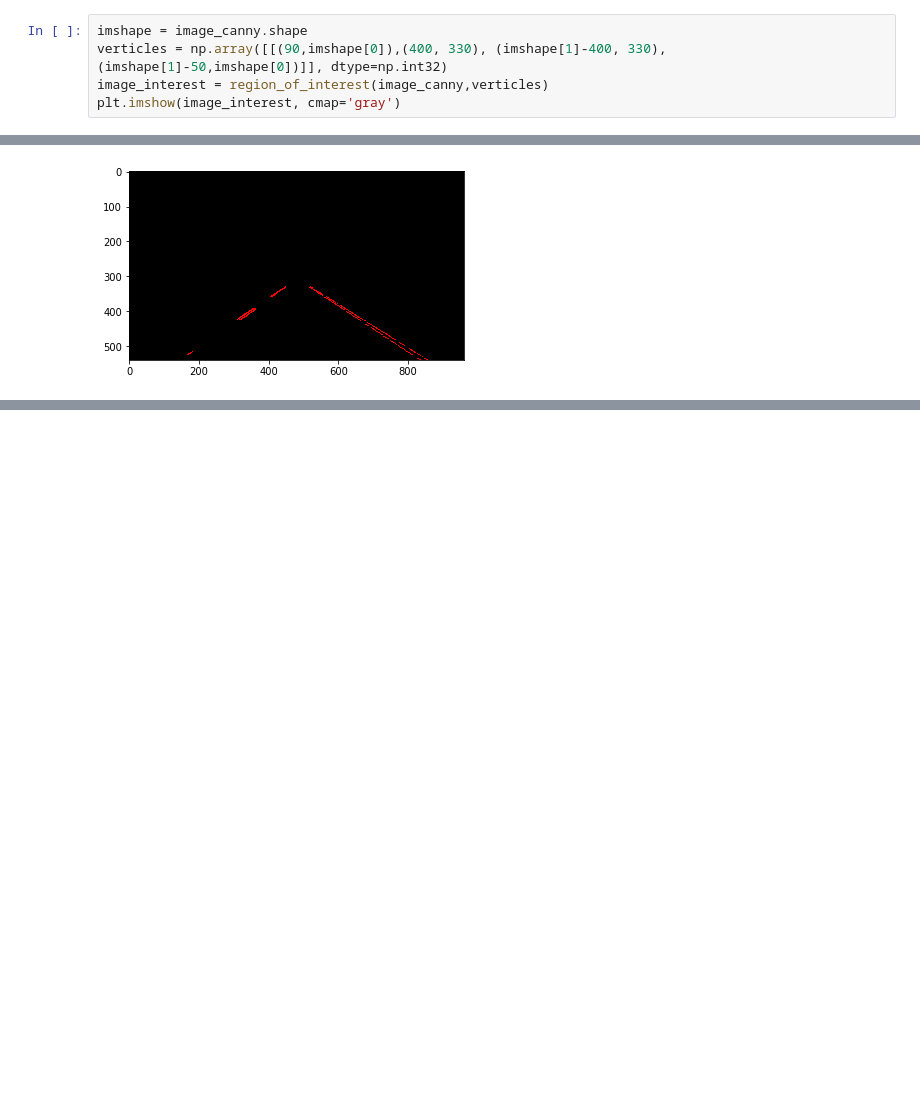
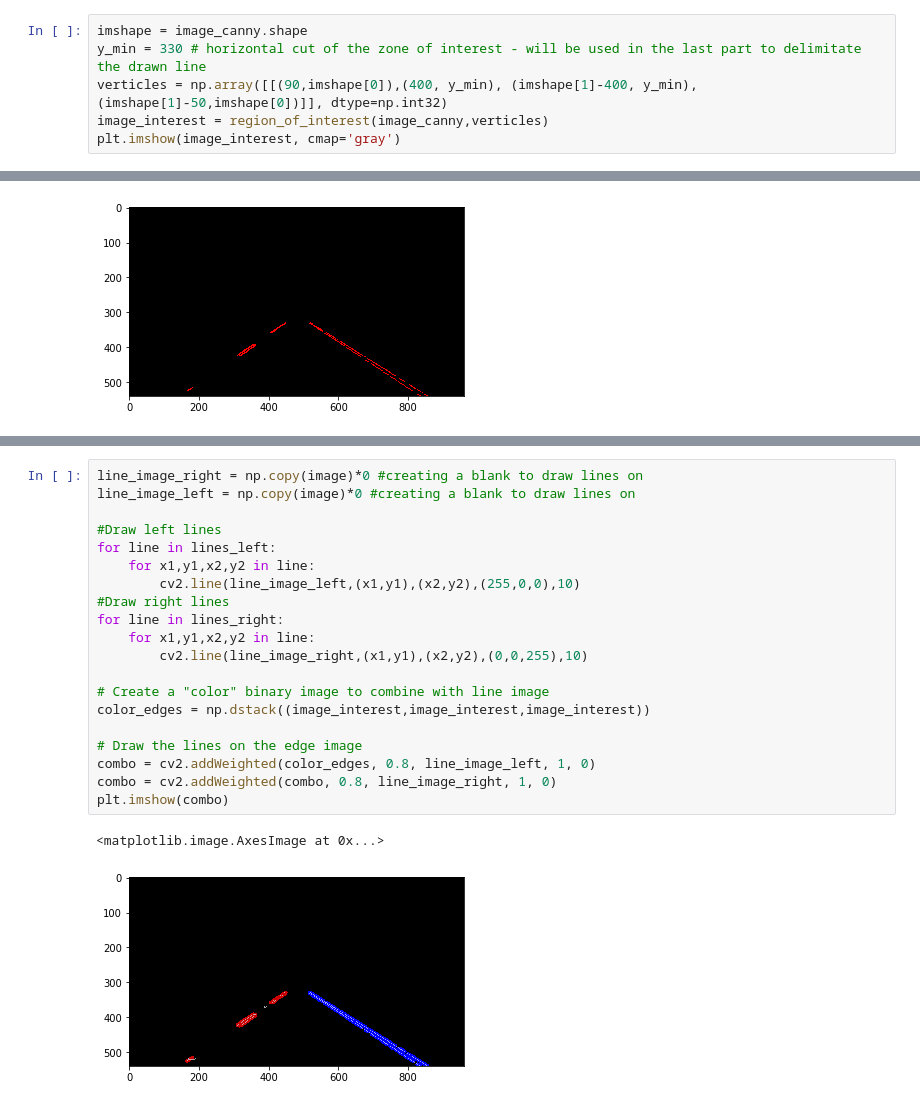
Before and after one commit to Conciliabulle/lane_detection, a Jupyter notebook: Finding_lane.ipynb, the cells around one changed output, grey strips where cells are left out. Drawn from its saved outputs; the diff is of its cells as text; blank space fills up the shorter version.

Commit message:
Line average working on left side, wrong equation for the right lane

```diff
--- a/Finding_lane.ipynb
+++ b/Finding_lane.ipynb
@@ -128,7 +128,8 @@ plt.imshow(image_canny, cmap='gray')
 [figure]
 # %%
 imshape = image_canny.shape
-verticles = np.array([[(90,imshape[0]),(400, 330), (imshape[1]-400, 330), (imshape[1]-50,imshape[0])]], dtype=np.int32)
+y_min = 330 # horizontal cut of the zone of interest - will be used in the last part to delimitate the drawn line
+verticles = np.array([[(90,imshape[0]),(400, y_min), (imshape[1]-400, y_min), (imshape[1]-50,imshape[0])]], dtype=np.int32)
 image_interest = region_of_interest(image_canny,verticles)
 plt.imshow(image_interest, cmap='gray')
 # %% [output]
@@ -183,0 +209,23 @@ print(type(lines_right),lines_right.shape)
+# %%
+line_image_right = np.copy(image)*0 #creating a blank to draw lines on
+line_image_left = np.copy(image)*0 #creating a blank to draw lines on
+
+#Draw left lines
+for line in lines_left:
+    for x1,y1,x2,y2 in line:
+        cv2.line(line_image_left,(x1,y1),(x2,y2),(255,0,0),10)
+#Draw right lines
+for line in lines_right:
+    for x1,y1,x2,y2 in line:
+        cv2.line(line_image_right,(x1,y1),(x2,y2),(0,0,255),10)
+
+# Create a "color" binary image to combine with line image
+color_edges = np.dstack((image_interest,image_interest,image_interest))
+
+# Draw the lines on the edge image
+combo = cv2.addWeighted(color_edges, 0.8, line_image_left, 1, 0)
+combo = cv2.addWeighted(combo, 0.8, line_image_right, 1, 0)
+plt.imshow(combo)
+# %% [output]
+<matplotlib.image.AxesImage at 0x...>
+[figure, added]
```
Also changed, not shown: parts of 4 cells of this notebook.
